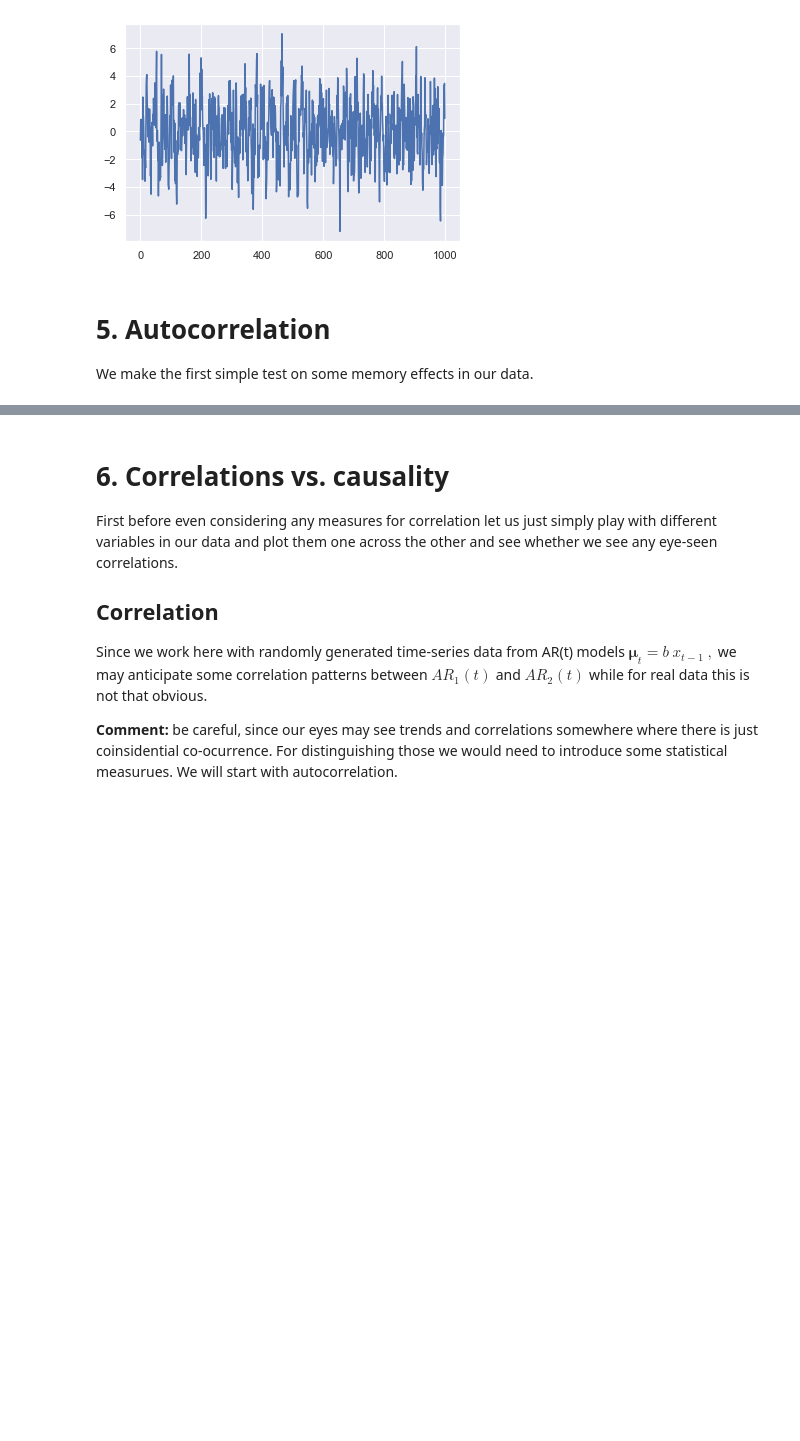
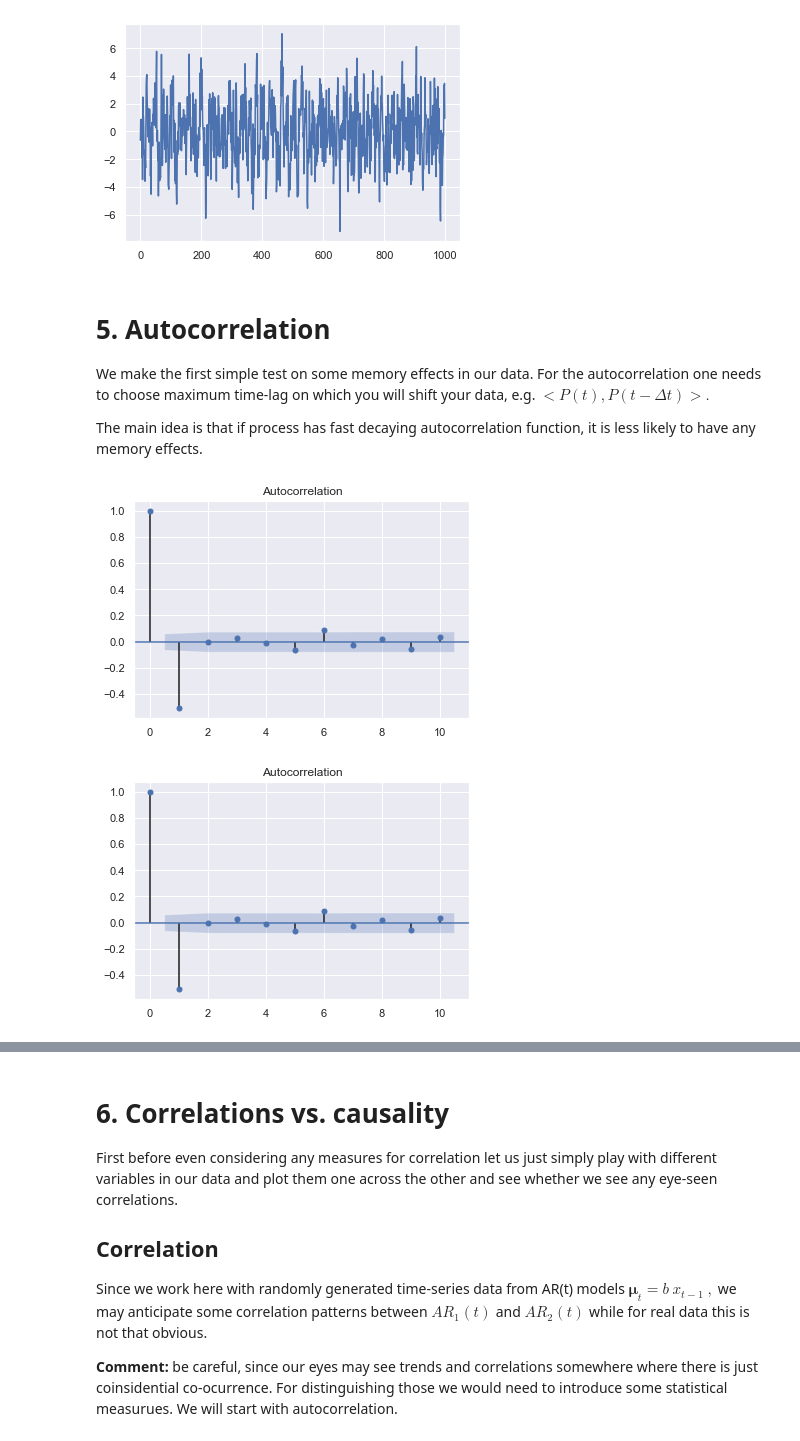
Before and after one commit to Liyubov/time-series_analysis_basic, a Jupyter notebook: notebooks/time_series_data_general_analysis.ipynb, the cells around one changed output, grey strips where cells are left out. Saved outputs shown, nothing was run; the diff lists cells and outputs as text; code cells hidden in the pictures; blank space fills up the shorter version.

```diff
--- a/notebooks/time_series_data_general_analysis.ipynb
+++ b/notebooks/time_series_data_general_analysis.ipynb
@@ -354,6 +354,21 @@ plt.plot(diff)
 # 5. Autocorrelation <a name="autocor"></a>
 
 We make the first simple test on some memory effects in our data.
+For the autocorrelation one needs to choose maximum time-lag on which you will shift your data, e.g. $<P(t),P(t-\Delta t)>.$
+
+The main idea is that if process has fast decaying autocorrelation function, it is less likely to have any memory effects.
+# %%
+from statsmodels.graphics.tsaplots import plot_acf, plot_pacf
+import numpy as np
+#example of data with trend
+
+y =  [i + randrange(10) for i in range(0,1000)]
+diff=np.diff(y)
+
+plot_acf(diff, lags=10)
+# %% [output]
+[figure, added]
+[figure, added]
 # %%
 from statsmodels.graphics.tsaplots import plot_acf, plot_pacf
 import numpy as np
```
Also changed, not shown: parts of 7 cells of this notebook.
